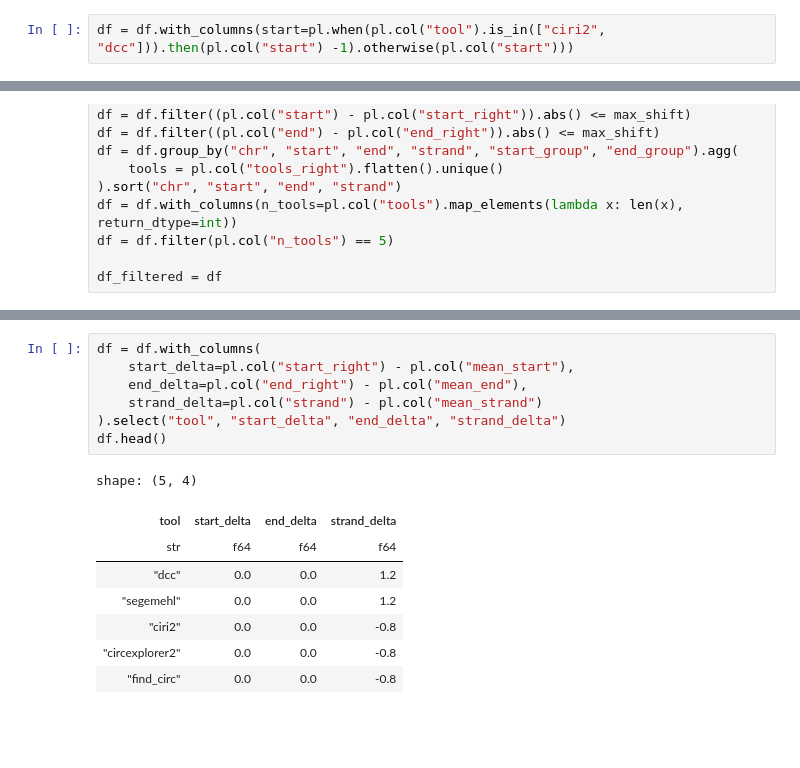
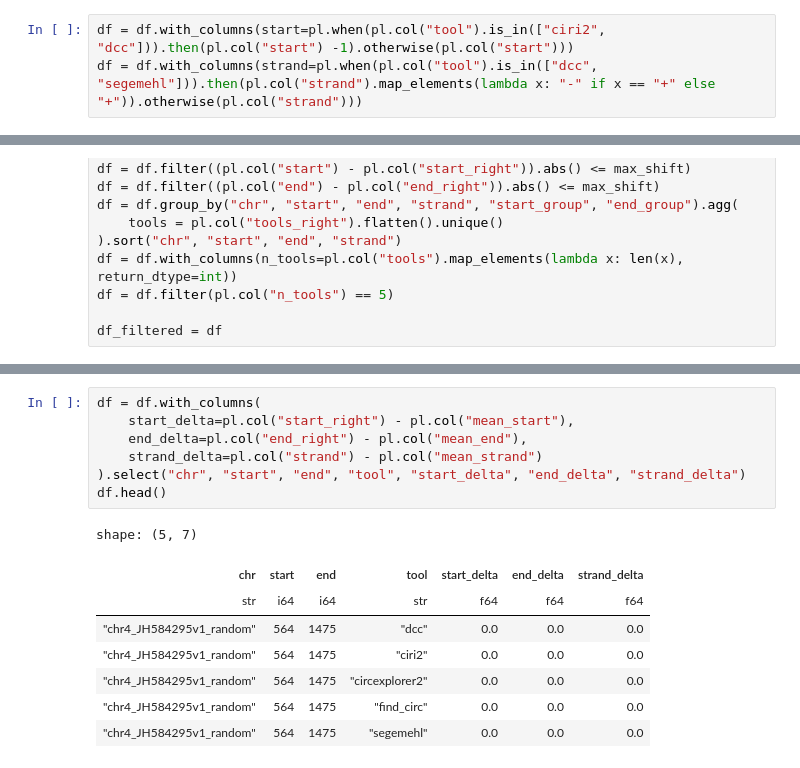
Before and after one commit to nictru/bsc-thesis, a Jupyter notebook: data/per_tool_deltas.ipynb, the cells around one changed output, grey strips where cells are left out. Saved outputs shown, nothing was run; the diff lists cells and outputs as text; blank space fills up the shorter version.

```diff
--- a/data/per_tool_deltas.ipynb
+++ b/data/per_tool_deltas.ipynb
@@ -65,6 +65,7 @@ df = df.with_columns(
 df = df.select("tool", "chr", "start", "end", "strand", "total_counts", "n_samples", "mean_counts")
 # %%
 df = df.with_columns(start=pl.when(pl.col("tool").is_in(["ciri2", "dcc"])).then(pl.col("start") -1).otherwise(pl.col("start")))
+df = df.with_columns(strand=pl.when(pl.col("tool").is_in(["dcc", "segemehl"])).then(pl.col("strand").map_elements(lambda x: "-" if x == "+" else "+")).otherwise(pl.col("strand")))
 # %%
 df = df.collect().lazy()
 # %%
@@ -156,16 +157,16 @@ shape: (5, 12)
 # %%
 df = df.with_columns(
     start_delta=pl.col("start_right") - pl.col("mean_start"),
     end_delta=pl.col("end_right") - pl.col("mean_end"),
     strand_delta=pl.col("strand") - pl.col("mean_strand")
-).select("tool", "start_delta", "end_delta", "strand_delta")
+).select("chr", "start", "end", "tool", "start_delta", "end_delta", "strand_delta")
 df.head()
 # %% [output]
-shape: (5, 4)
+shape: (5, 7)
-| tool | start_delta | end_delta | strand_delta |
-| str | f64 | f64 | f64 |
-| "dcc" | 0.0 | 0.0 | 1.2 |
-| "segemehl" | 0.0 | 0.0 | 1.2 |
-| "ciri2" | 0.0 | 0.0 | -0.8 |
-| "circexplorer2" | 0.0 | 0.0 | -0.8 |
-| "find_circ" | 0.0 | 0.0 | -0.8 |
+| chr | start | end | tool | start_delta | end_delta | strand_delta |
+| str | i64 | i64 | str | f64 | f64 | f64 |
+| "chr4_JH584295v1_random" | 564 | 1475 | "dcc" | 0.0 | 0.0 | 0.0 |
+| "chr4_JH584295v1_random" | 564 | 1475 | "ciri2" | 0.0 | 0.0 | 0.0 |
+| "chr4_JH584295v1_random" | 564 | 1475 | "circexplorer2" | 0.0 | 0.0 | 0.0 |
+| "chr4_JH584295v1_random" | 564 | 1475 | "find_circ" | 0.0 | 0.0 | 0.0 |
+| "chr4_JH584295v1_random" | 564 | 1475 | "segemehl" | 0.0 | 0.0 | 0.0 |
```
Also changed, not shown: parts of 12 cells of this notebook, 22 other files.
